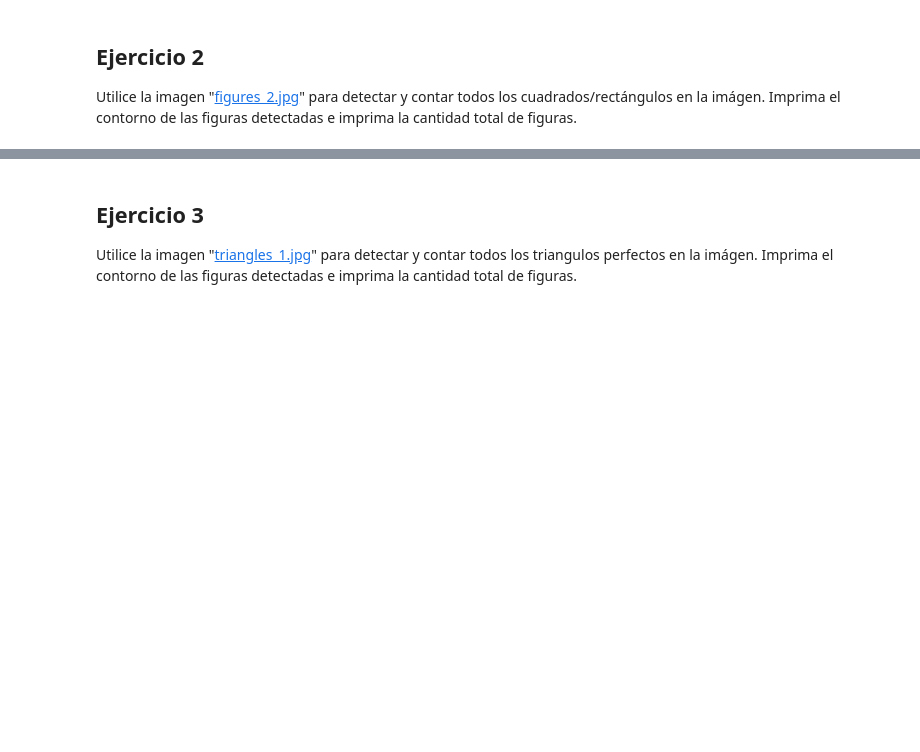
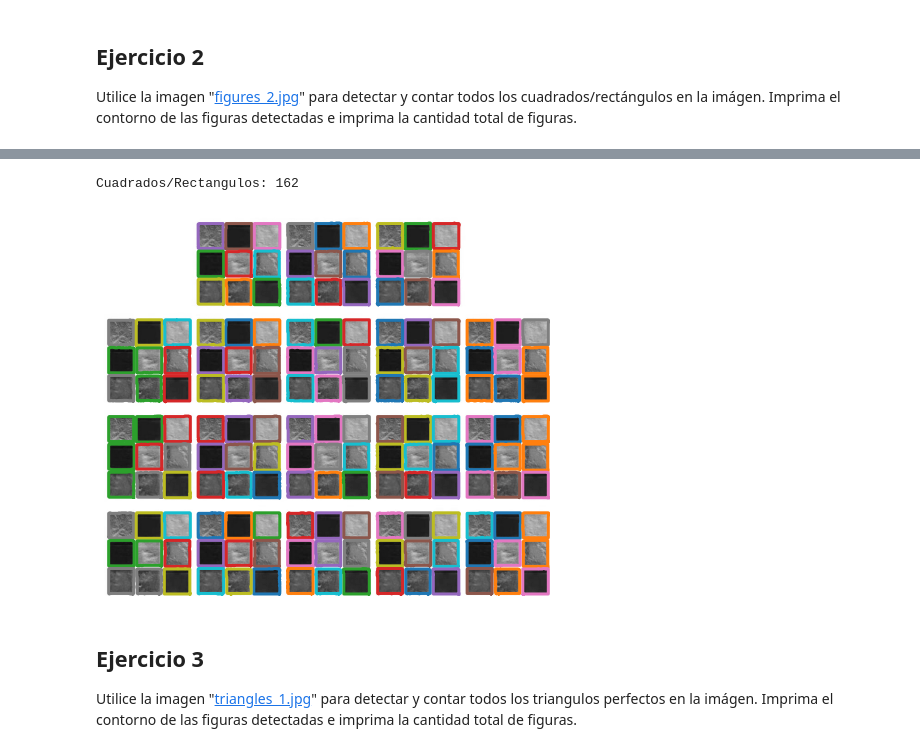
Before and after one commit to villa1997/ReconocimientoPatrones, a Jupyter notebook: Entregables/E3_RP.ipynb, the cells around one changed output, grey strips where cells are left out. Saved outputs shown, nothing was run; the diff lists cells and outputs as text; code cells hidden in the pictures; blank space fills up the shorter version.

```diff
--- a/Entregables/E3_RP.ipynb
+++ b/Entregables/E3_RP.ipynb
@@ -141,3 +86,34 @@ Circulos: 0
+# %%
+img_c = cv2.imread('/content/drive/MyDrive/ReconocimientoDePatrones-20222/Seguimientos/Detacción_Y_Metricas/images/figures_2.png', 0)
+img_Original = cv2.imread('/content/drive/MyDrive/ReconocimientoDePatrones-20222/Seguimientos/Detacción_Y_Metricas/images/figures_2.png', 1)
+
+#---- Introduzca su codigo aqui. Puede utilizar cuantas celdas de código considere necesarias
+
+# Apply a threshold (binary)
+_, threshold = cv2.threshold(img_c, 230, 255, cv2.THRESH_BINARY)
+
+# Find contours at a constant value of 0.8
+contours = measure.find_contours(threshold, 0.5)
+
+# Display the image and plot all contours found
+fig, (ax) = plt.subplots(ncols=1 ,figsize = (8,8))
+ax.imshow(img_c, cmap=plt.cm.gray)
+
+CuadradosRectangulos = 0
+
+for n, contour in enumerate(contours):
+    coords = approximate_polygon(contour, tolerance=14)
+    ax.plot(contour[:, 1], contour[:, 0], linewidth=3)
+    if len(coords)-1 == 4:
+      CuadradosRectangulos += 1
+
+print('Cuadrados/Rectangulos:', CuadradosRectangulos)
+
+ax.set_axis_off()
+plt.show()
+# %% [output]
+Cuadrados/Rectangulos: 162
+[figure, added]
 # %% [markdown]
 ## **Ejercicio 3**
 
```
Also changed, not shown: parts of 5 cells of this notebook.
